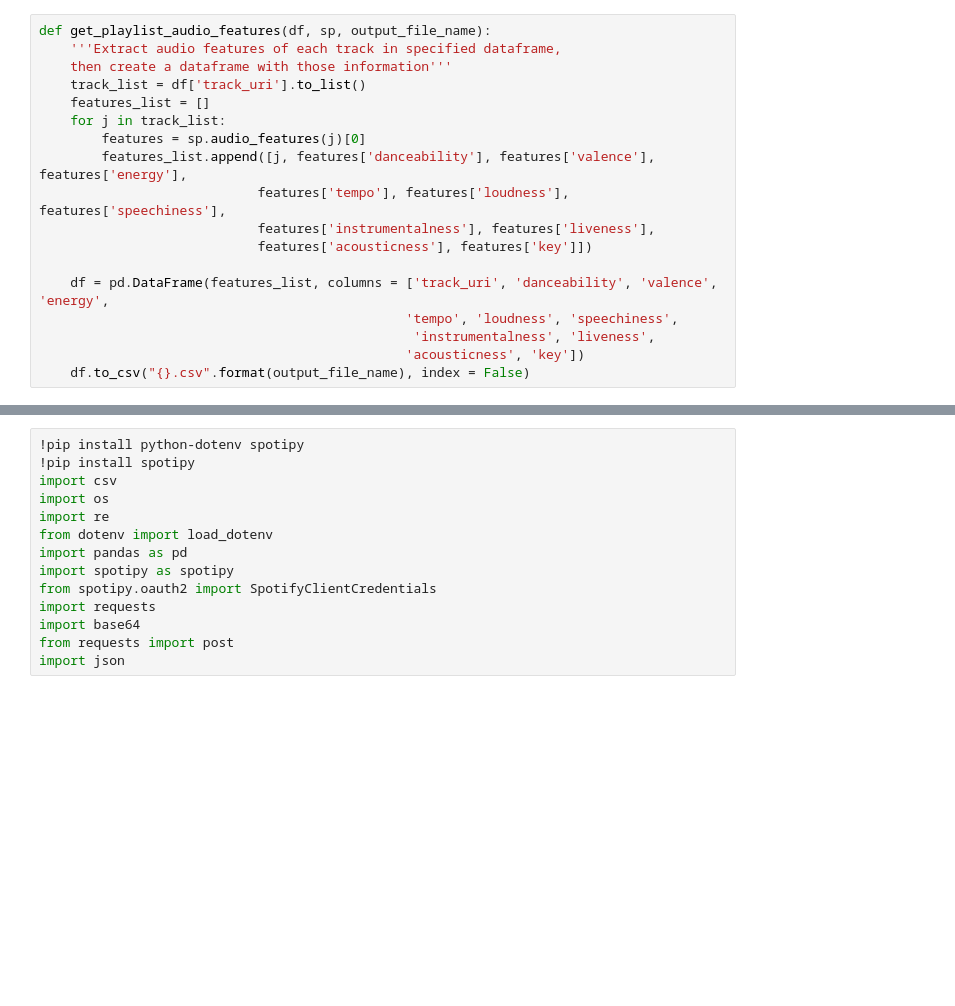
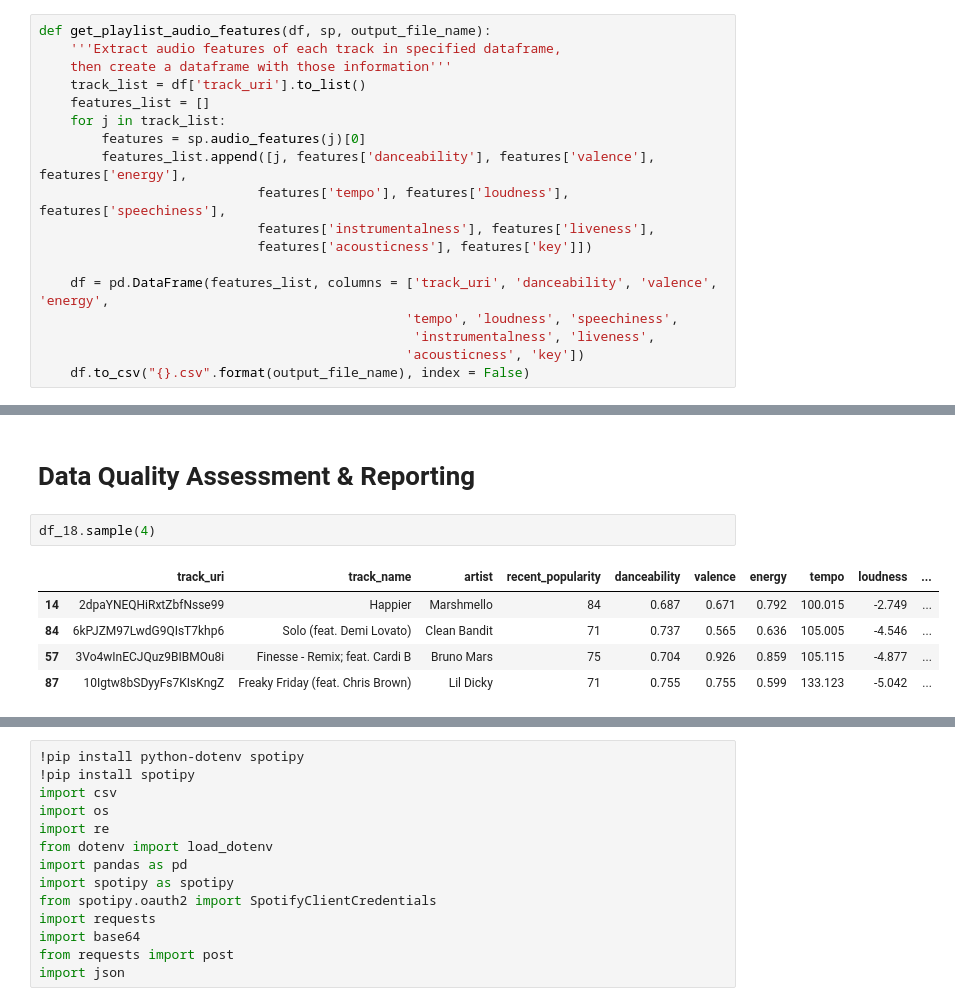
Before and after one commit to SEJUNGJENN-C/LoanData_EDA, a Jupyter notebook: spotify-api-with-spotipy-collecting-data.ipynb, the cells around one changed output, grey strips where cells are left out. Drawn from its saved outputs; the diff is of its cells as text; blank space fills up the shorter version.

```diff
--- a/spotify-api-with-spotipy-collecting-data.ipynb
+++ b/spotify-api-with-spotipy-collecting-data.ipynb
@@ -97,0 +165,10 @@ df_18.head(2)
+# %% [markdown]
+# Data Quality Assessment & Reporting
+# %%
+df_18.sample(4)
+# %% [output]
+|  | track_uri | track_name | artist | recent_popularity | danceability | valence | energy | tempo | loudness | ... |
+| 14 | 2dpaYNEQHiRxtZbfNsse99 | Happier | Marshmello | 84 | 0.687 | 0.671 | 0.792 | 100.015 | -2.749 | ... |
+| 84 | 6kPJZM97LwdG9QIsT7khp6 | Solo (feat. Demi Lovato) | Clean Bandit | 71 | 0.737 | 0.565 | 0.636 | 105.005 | -4.546 | ... |
+| 57 | 3Vo4wInECJQuz9BIBMOu8i | Finesse - Remix; feat. Cardi B | Bruno Mars | 75 | 0.704 | 0.926 | 0.859 | 105.115 | -4.877 | ... |
+| 87 | 10Igtw8bSDyyFs7KIsKngZ | Freaky Friday (feat. Chris Brown) | Lil Dicky | 71 | 0.755 | 0.755 | 0.599 | 133.123 | -5.042 | ... |
```
Also changed, not shown: parts of 32 cells of this notebook.
